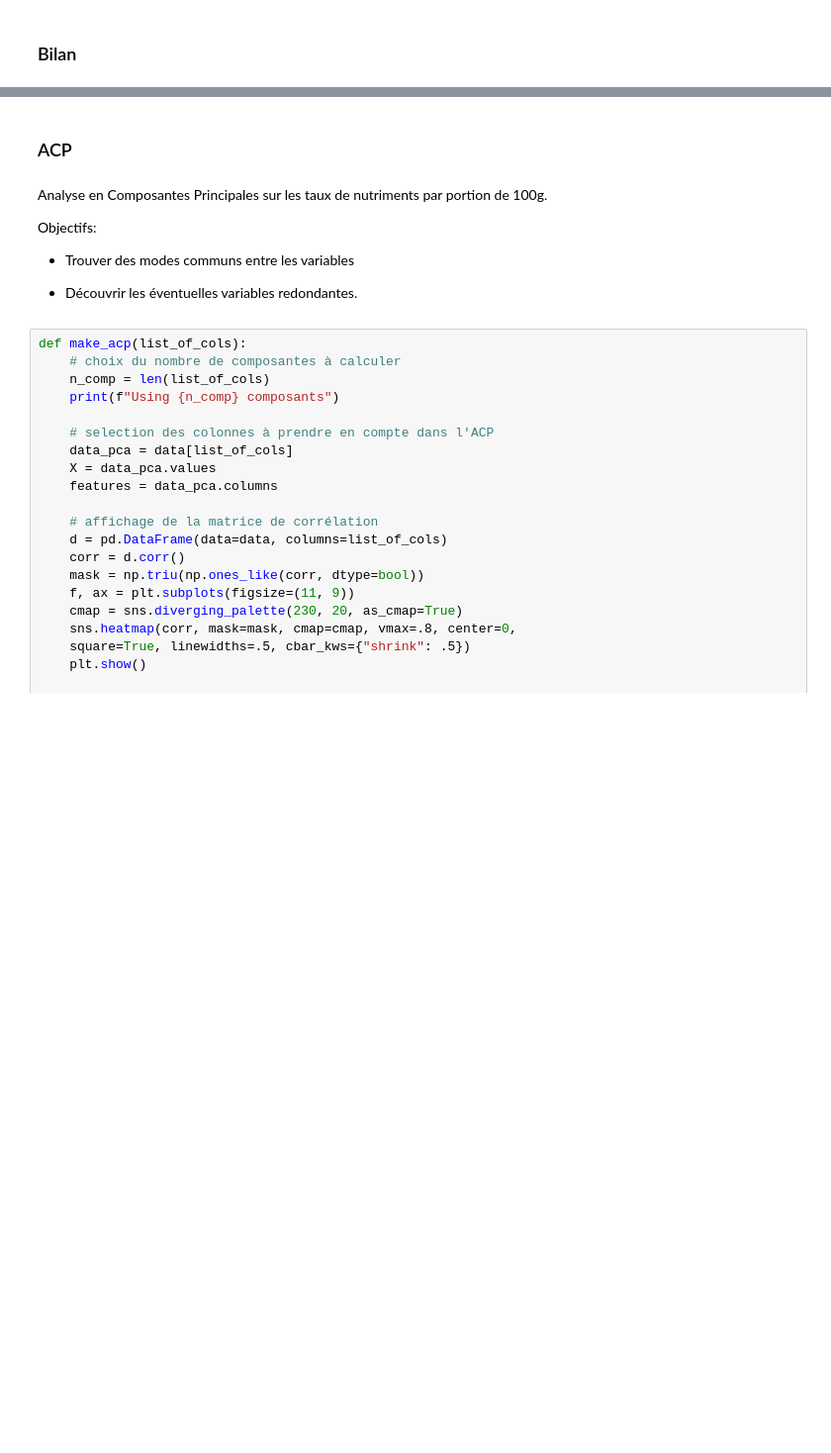
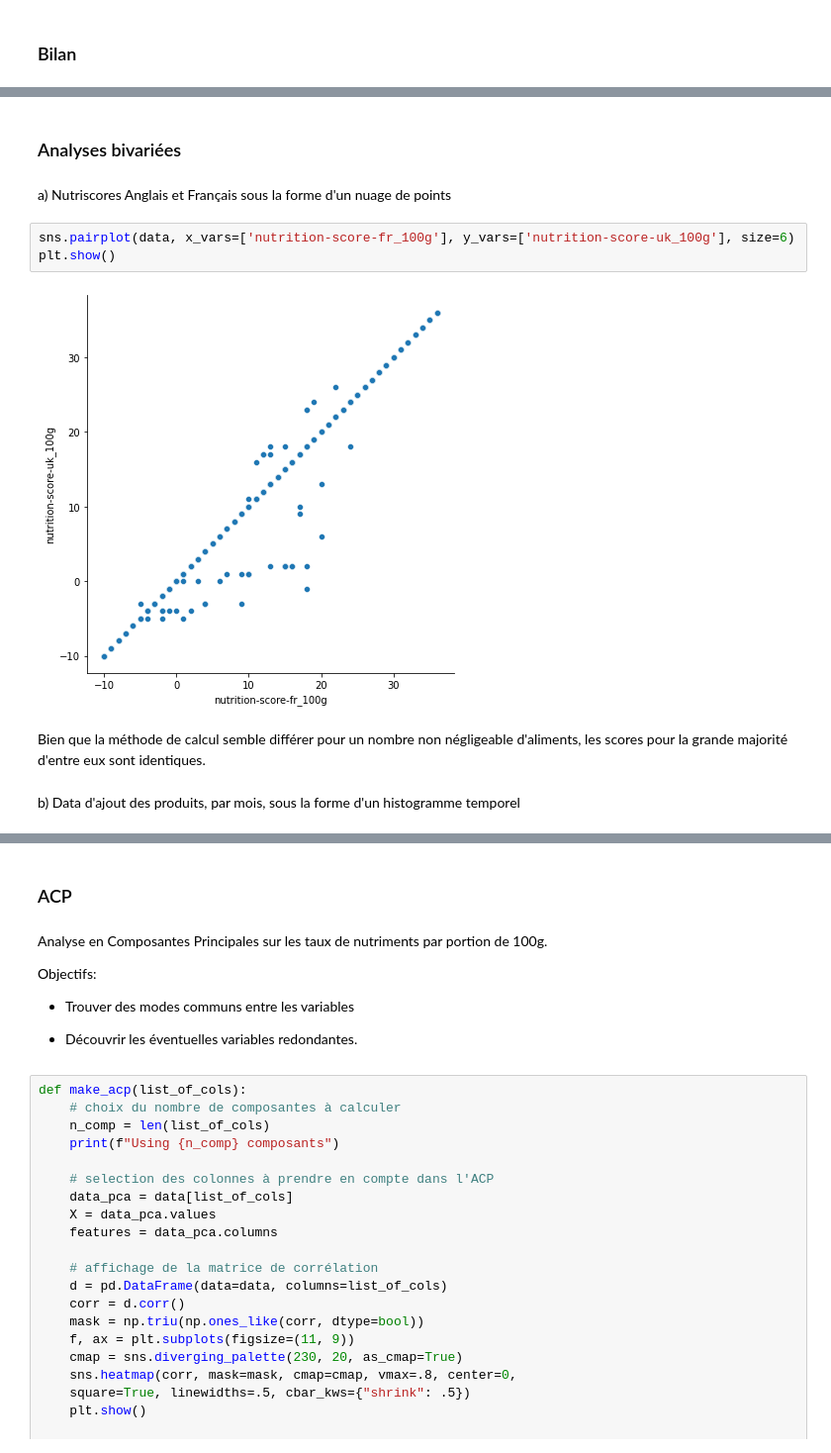
Before and after one commit to ThibaultDieudonne/OpenFoodFacts-Data-Exploration, a Jupyter notebook: P3_03_notebook.ipynb, the cells around one changed output, grey strips where cells are left out. Shown: that part at 99% size. Saved outputs shown, nothing was run; the diff lists cells and outputs as text; blank space fills up the shorter version.

```diff
--- a/P3_03_notebook.ipynb
+++ b/P3_03_notebook.ipynb
@@ -151,3 +148,16 @@ calcium_100g 0
 iron_100g 0
 nutrition-score-fr_100g 0
 nutrition-score-uk_100g 0
+# %% [markdown]
+### Analyses bivariées
+# %% [markdown]
+a) Nutriscores Anglais et Français sous la forme d'un nuage de points
+# %%
+sns.pairplot(data, x_vars=['nutrition-score-fr_100g'], y_vars=['nutrition-score-uk_100g'], size=6)
+plt.show()
+# %% [output]
+[figure, added]
+# %% [markdown]
+Bien que la méthode de calcul semble différer pour un nombre non négligeable d'aliments, les scores pour la grande majorité d'entre eux sont identiques.
+# %% [markdown]
+b) Data d'ajout des produits, par mois, sous la forme d'un histogramme temporel
```
Also changed, not shown: parts of 18 cells of this notebook, 1 other file.
